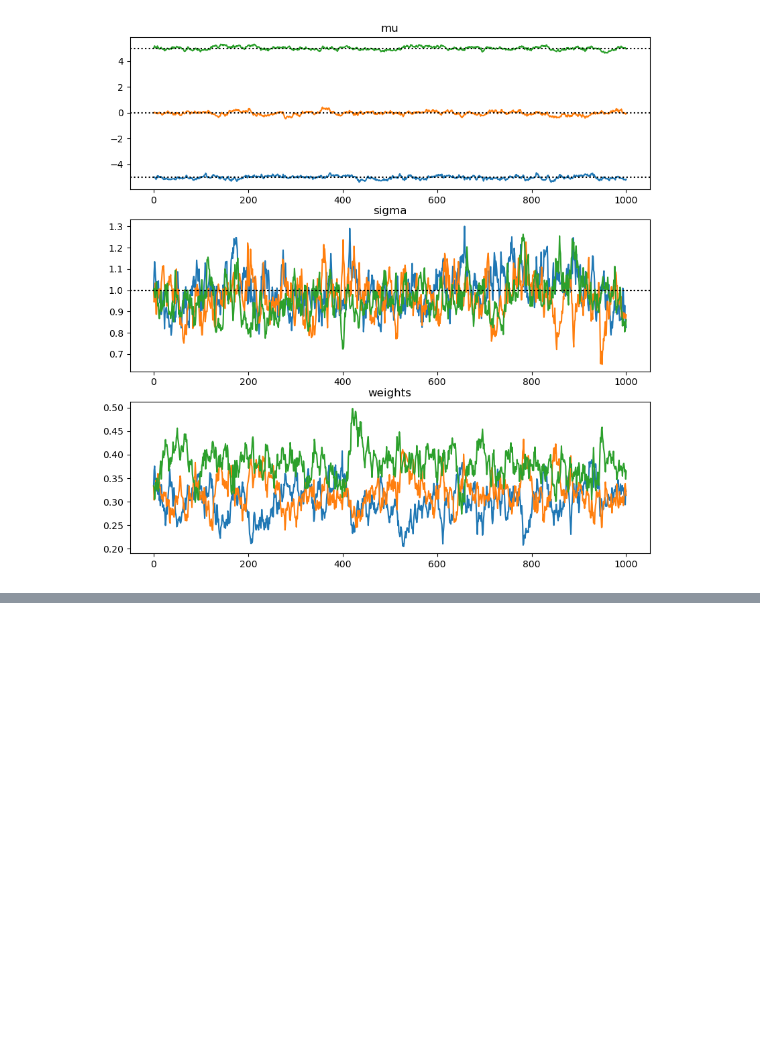
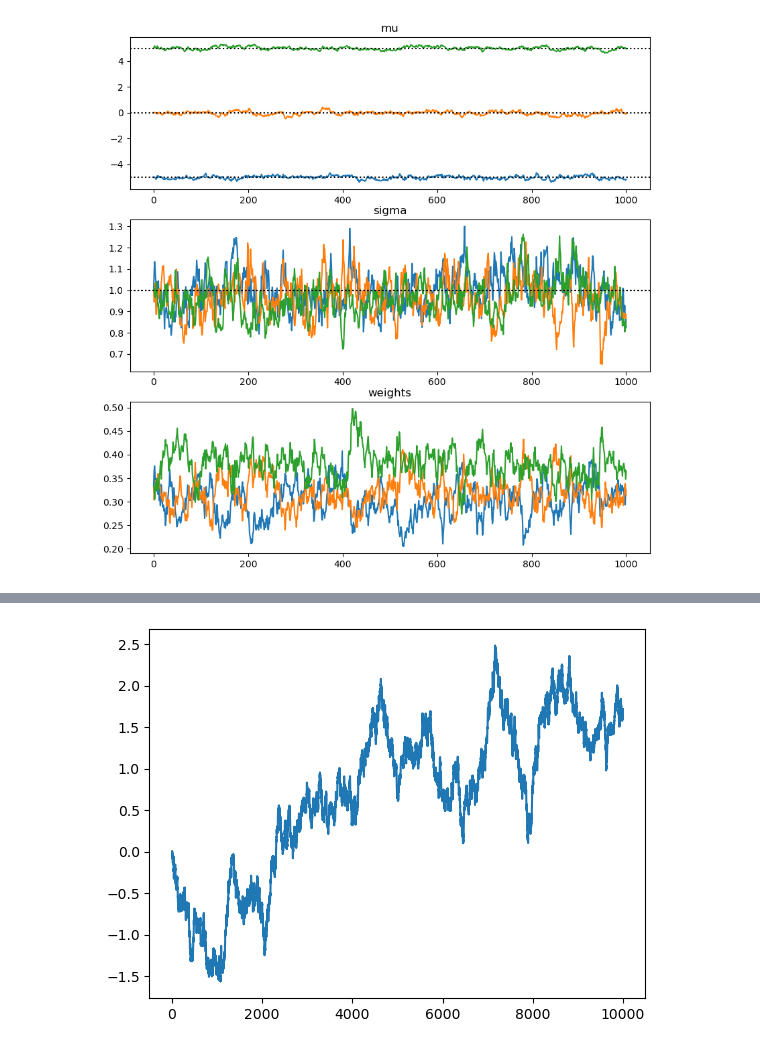
Before and after one commit to alexandreduplessis/Performative_Generation_Framework, a Jupyter notebook: notebooks/gmm.ipynb, the cells around one changed output, grey strips where cells are left out. Saved outputs shown, nothing was run; the diff lists cells and outputs as text; code cells hidden in the pictures; blank space fills up the shorter version.

```diff
--- a/notebooks/gmm.ipynb
+++ b/notebooks/gmm.ipynb
@@ -88,0 +109,15 @@ plt.show()
+# %%
+mu_0 = 0
+mu_list = [mu_0]
+nb_samples = 1000
+for _ in range(10000):
+    # sample nb_samples from N(mu_0, 1)
+    samples = np.random.normal(mu_0, 1, nb_samples)
+    # take mean
+    mu_0 = np.mean(samples)
+    mu_list.append(mu_0)
+
+plt.plot(mu_list)
+plt.show()
+# %% [output]
+[figure, added]
```
Also changed, not shown: parts of 1 cell of this notebook.
